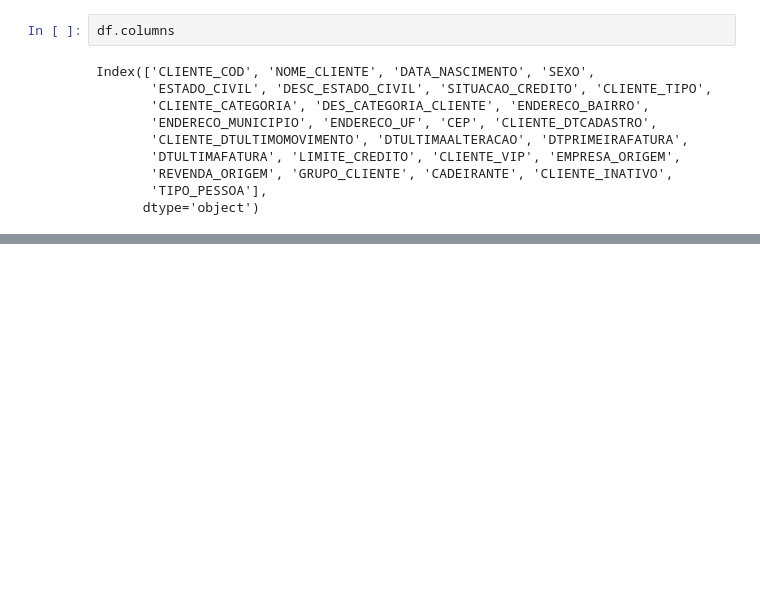
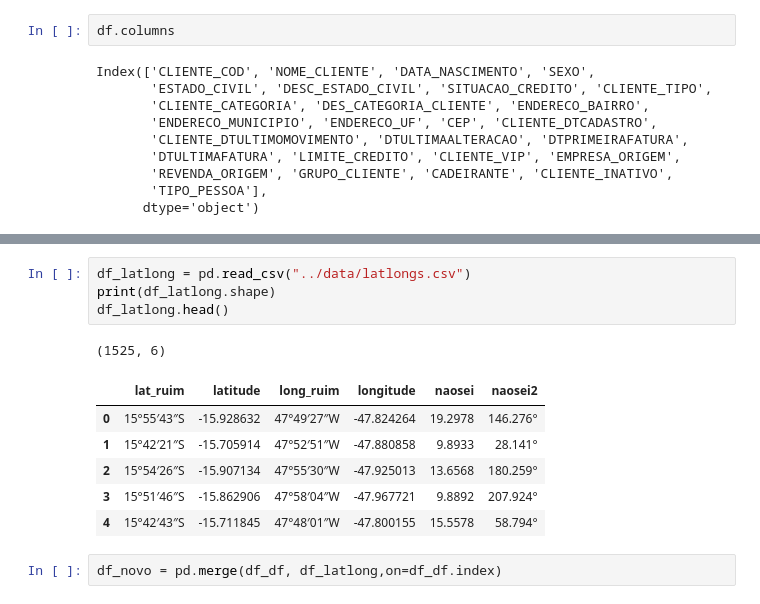
Before and after one commit to equipepontozip/sonic-the-movie, a Jupyter notebook: exploratoria/exploratoria-consumidor.ipynb, the cells around one changed output, grey strips where cells are left out. Drawn from its saved outputs; the diff is of its cells as text; blank space fills up the shorter version.

```diff
--- a/exploratoria/exploratoria-consumidor.ipynb
+++ b/exploratoria/exploratoria-consumidor.ipynb
@@ -28,0 +95,14 @@ Index(['CLIENTE_COD', 'NOME_CLIENTE', 'DATA_NASCIMENTO', 'SEXO',
+# %%
+df_latlong = pd.read_csv("../data/latlongs.csv")
+print(df_latlong.shape)
+df_latlong.head()
+# %% [output]
+(1525, 6)
+|  | lat_ruim | latitude | long_ruim | longitude | naosei | naosei2 |
+| 0 | 15°55′43″S | -15.928632 | 47°49′27″W | -47.824264 | 19.2978 | 146.276° |
+| 1 | 15°42′21″S | -15.705914 | 47°52′51″W | -47.880858 | 9.8933 | 28.141° |
+| 2 | 15°54′26″S | -15.907134 | 47°55′30″W | -47.925013 | 13.6568 | 180.259° |
+| 3 | 15°51′46″S | -15.862906 | 47°58′04″W | -47.967721 | 9.8892 | 207.924° |
+| 4 | 15°42′43″S | -15.711845 | 47°48′01″W | -47.800155 | 15.5578 | 58.794° |
+# %%
+df_novo = pd.merge(df_df, df_latlong,on=df_df.index)
```
Also changed, not shown: parts of 12 cells of this notebook, 1 other file.
